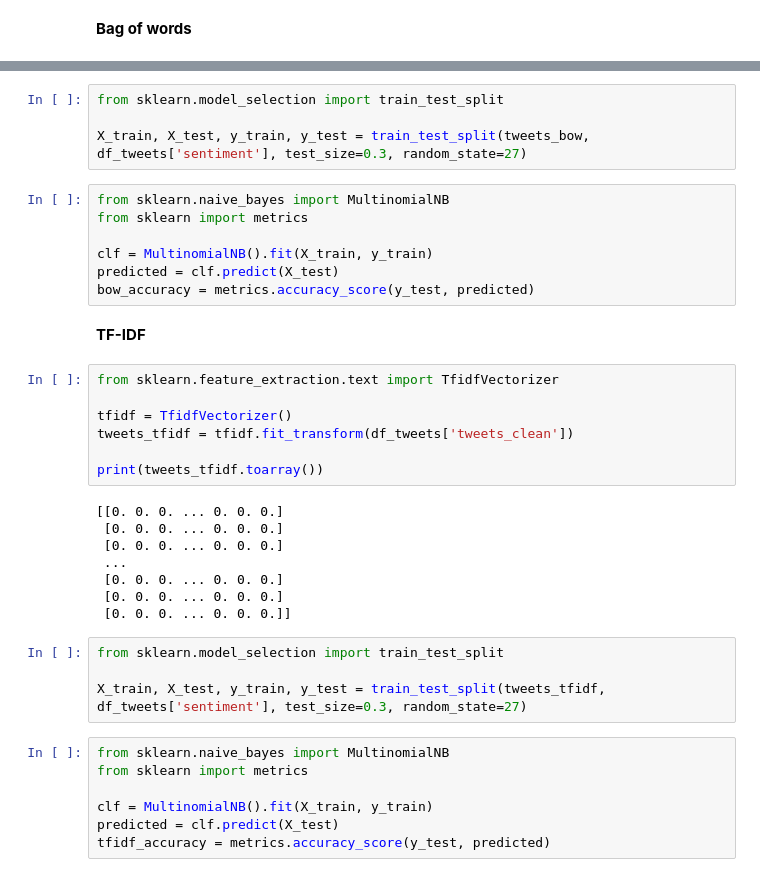
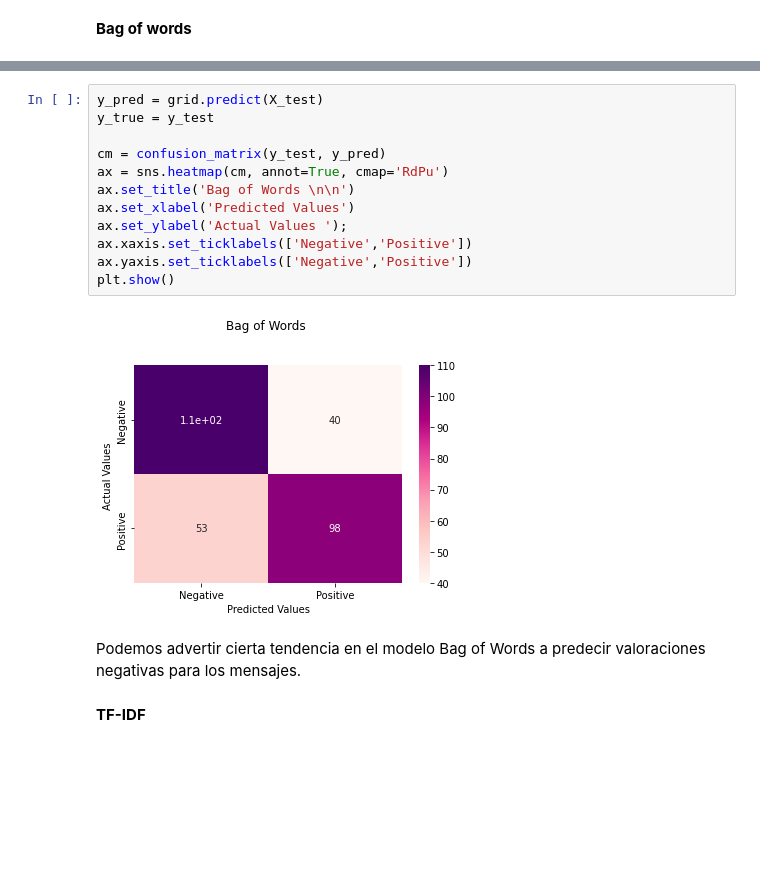
Before and after one commit to claradeuve/Machine-Learning-avan-at, a Jupyter notebook: S12_T01.ipynb, the cells around one changed output, grey strips where cells are left out. Saved outputs shown, nothing was run; the diff lists cells and outputs as text; blank space fills up the shorter version.

Commit message:
Incluir confussion matrix

```diff
--- a/S12_T01.ipynb
+++ b/S12_T01.ipynb
@@ -503,42 +495,21 @@ print(tweets_bow.toarray())
  [0 0 0 ... 0 0 0]
  [0 0 0 ... 0 0 0]
  [0 0 0 ... 0 0 0]]
-# %%
-from sklearn.model_selection import train_test_split
-
-X_train, X_test, y_train, y_test = train_test_split(tweets_bow, df_tweets['sentiment'], test_size=0.3, random_state=27)
-# %%
-from sklearn.naive_bayes import MultinomialNB
-from sklearn import metrics
-
-clf = MultinomialNB().fit(X_train, y_train)
-predicted = clf.predict(X_test)
-bow_accuracy = metrics.accuracy_score(y_test, predicted)
+# %%
+y_pred = grid.predict(X_test)
+y_true = y_test
+
+cm = confusion_matrix(y_test, y_pred)
+ax = sns.heatmap(cm, annot=True, cmap='RdPu')
+ax.set_title('Bag of Words \n\n')
+ax.set_xlabel('Predicted Values')
+ax.set_ylabel('Actual Values ');
+ax.xaxis.set_ticklabels(['Negative','Positive'])
+ax.yaxis.set_ticklabels(['Negative','Positive'])
+plt.show()
+# %% [output]
+[figure, added]
+# %% [markdown]
+Podemos advertir cierta tendencia en el modelo Bag of Words a predecir valoraciones negativas para los mensajes.
 # %% [markdown]
 **TF-IDF**
-# %%
-from sklearn.feature_extraction.text import TfidfVectorizer
-
-tfidf = TfidfVectorizer()
-tweets_tfidf = tfidf.fit_transform(df_tweets['tweets_clean'])
-
-print(tweets_tfidf.toarray())
-# %% [output]
-[[0. 0. 0. ... 0. 0. 0.]
- [0. 0. 0. ... 0. 0. 0.]
- [0. 0. 0. ... 0. 0. 0.]
- ...
- [0. 0. 0. ... 0. 0. 0.]
- [0. 0. 0. ... 0. 0. 0.]
- [0. 0. 0. ... 0. 0. 0.]]
-# %%
-from sklearn.model_selection import train_test_split
-
-X_train, X_test, y_train, y_test = train_test_split(tweets_tfidf, df_tweets['sentiment'], test_size=0.3, random_state=27)
-# %%
-from sklearn.naive_bayes import MultinomialNB
-from sklearn import metrics
-
-clf = MultinomialNB().fit(X_train, y_train)
-predicted = clf.predict(X_test)
-tfidf_accuracy = metrics.accuracy_score(y_test, predicted)
```
Also changed, not shown: parts of 22 cells of this notebook.
